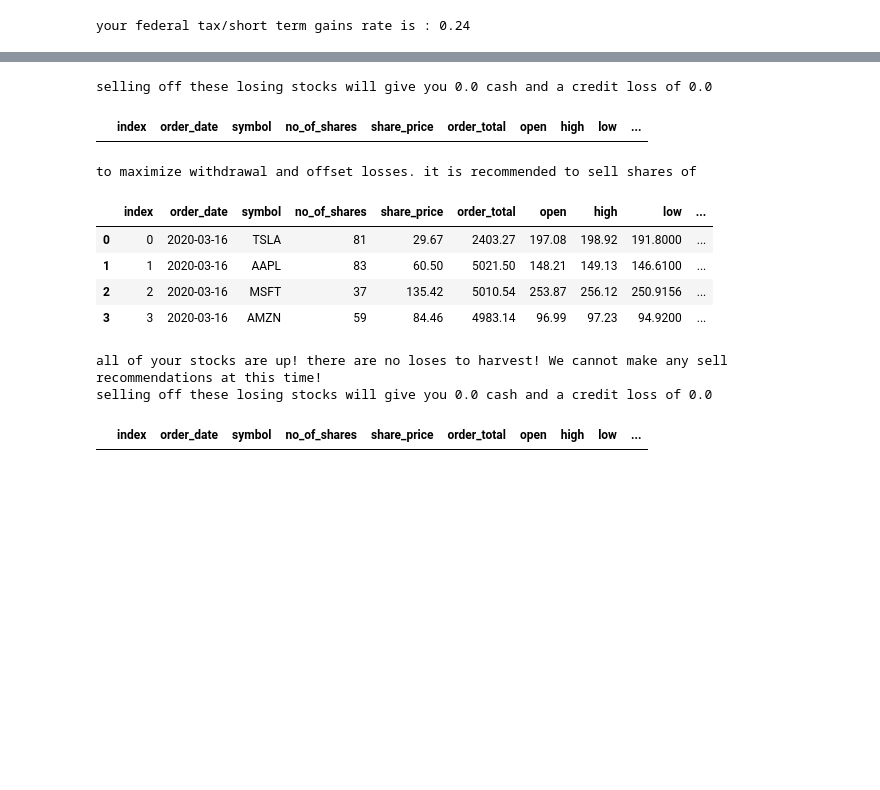
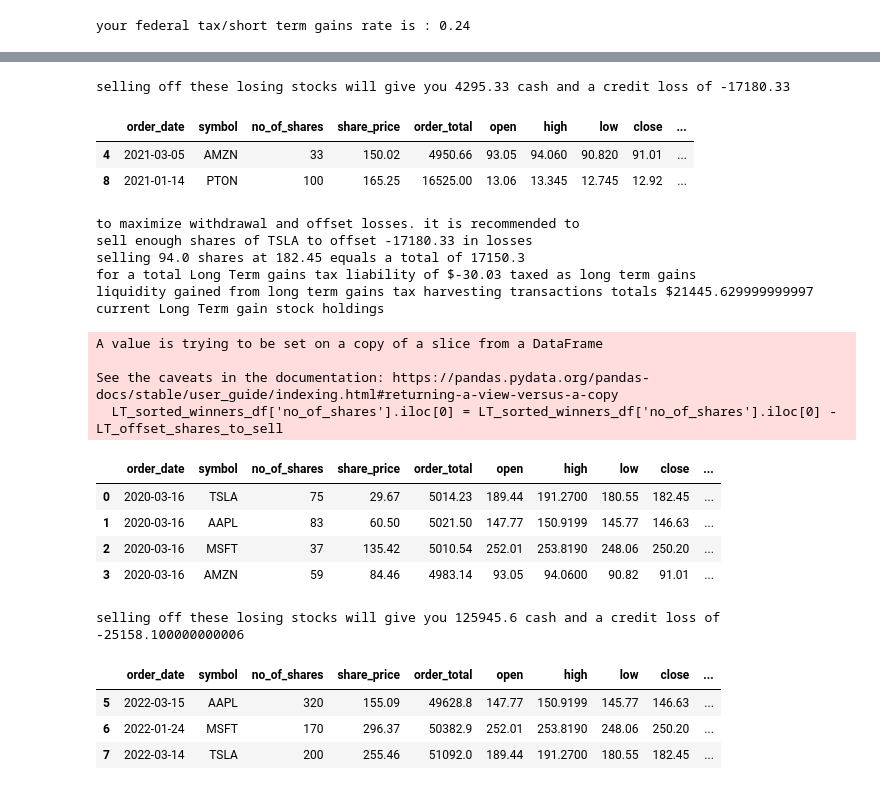
Before and after one commit to scoopcash/group_project_1, a Jupyter notebook: tax_harvest.ipynb, the cells around one changed output, grey strips where cells are left out. Drawn from its saved outputs; the diff is of its cells as text; code cells hidden in the pictures; blank space fills up the shorter version.

Commit message:
final harvest.py

```diff
--- a/tax_harvest.ipynb
+++ b/tax_harvest.ipynb
@@ -67,7 +40,8 @@ alpaca = tradeapi.REST(
 )
 
 # Format current date as ISO format NEED TO AUTO GRAB TODAY'S DATE
-today = pd.Timestamp("2022-12-01", tz='America/New_York').isoformat()
+api_date = input('please enter yesterdays market close date yyyy-mm-dd')
+today = pd.Timestamp(api_date, tz='America/New_York').isoformat()
 
 # Set the tickers
 tickers = portfolio_df['symbol'].unique()
@@ -307,11 +277,11 @@ LT_losers_withdrawal_total = LT_losers_df['current_value'].sum()
 LT_losers_losses_reported = LT_losers_df['PNL'].sum()
 print(f"selling off these losing stocks will give you {LT_losers_withdrawal_total} cash and a credit loss of {LT_losers_losses_reported}")
 display(LT_losers_df)
+
 #long term winners
-print(f"to maximize withdrawal and offset losses. it is recommended to sell shares of")
+print(f"to maximize withdrawal and offset losses. it is recommended to")
 LT_winners_df = LT_portfolio_df.loc[LT_portfolio_df['PNL'] >0]
 LT_sorted_winners_df = LT_winners_df.sort_values(['PNL'], ascending= False).reset_index(drop=True)
-display(LT_sorted_winners_df)
 
 if LT_losers_losses_reported == 0:
    LT_scenario = 0
@@ -325,52 +295,61 @@ else:
    print("losses are much higher than winning stocks right now. sell whatever shares you'd like to net zero losses and profits")
    print(LT_sorted_winners_df)
 
 if LT_scenario == 0:
    print("all of your stocks are up! there are no loses to harvest! We cannot make any sell recommendations at this time!")
 elif LT_scenario == 1:
    LT_winner_stock_to_sell = LT_sorted_winners_df['symbol'].iloc[0]
    print(f"sell enough shares of {LT_winner_stock_to_sell} to offset {LT_losers_losses_reported} in losses")
    LT_offset_shares_to_sell = LT_losers_losses_reported / LT_sorted_winners_df['close'].iloc[0]
    LT_offset_shares_to_sell = round(abs(LT_offset_shares_to_sell),0)
    LT_offset_close_price = LT_sorted_winners_df['close'].iloc[0]
    LT_offset_sell_amount_total = LT_offset_shares_to_sell * LT_offset_close_price
    LT_offset_net_tax_liability = round(LT_offset_sell_amount_total - abs(LT_losers_losses_reported),2)
    LT_cash_in_bank = LT_losers_withdrawal_total + LT_offset_sell_amount_total
-   print(f"selling {LT_offset_shares_to_sell} at {LT_offset_close_price} equals a total of {LT_offset_sell_amount_total}")
+   print(f"selling {LT_offset_shares_to_sell} shares at {LT_offset_close_price} equals a total of {LT_offset_sell_amount_total}")
    print(f"for a total Long Term gains tax liability of ${LT_offset_net_tax_liability} taxed as long term gains")
    print(f"liquidity gained from long term gains tax harvesting transactions totals ${LT_cash_in_bank} ")
-   #LT_sorted_winners_df['remaining_no_of_shares'] = ""
    LT_sorted_winners_df['no_of_shares'].iloc[0] = LT_sorted_winners_df['no_of_shares'].iloc[0] - LT_offset_shares_to_sell
    print("current Long Term gain stock holdings")
    after_harvest_LT_holdings = LT_sorted_winners_df
-
    display(after_harvest_LT_holdings)
 
 
-   # LT_winner_stock_to_sell = LT_sorted_winners_df[0:0]
-   # print(f"sell enough shares of {LT_winner_stock_to_sell} to equal {LT_losers_losses_reported}")
-#LT_winner_stock_to_sell = LT_winners_df.iloc[LT_winners_df['PNL'].max()]
-#display(LT_winner_stock_to_sell)
-#display(LT_winners_df)
+
 #short term losers
 ST_losers_df = ST_portfolio_df.loc[ST_portfolio_df['PNL'] < 0]
 ST_losers_withdrawal_total = ST_losers_df['current_value'].sum()
 ST_losers_losses_reported = ST_losers_df['PNL'].sum()
 print(f"selling off these losing stocks will give you {ST_losers_withdrawal_total} cash and a credit loss of {ST_losers_losses_reported}")
 display(ST_losers_df)
 #short term winners
+ST_winners_df = ST_portfolio_df.loc[ST_portfolio_df['PNL'] >0]
+ST_sorted_winners_df = ST_winners_df.sort_values(['PNL'], ascending= False).reset_index(drop=True)
 # %% [output]
-selling off these losing stocks will give you 0.0 cash and a credit loss of 0.0
+selling off these losing stocks will give you 4295.33 cash and a credit loss of -17180.33
-|  | index | order_date | symbol | no_of_shares | share_price | order_total | open | high | low | ... |
+|  | order_date | symbol | no_of_shares | share_price | order_total | open | high | low | close | ... |
+| 4 | 2021-03-05 | AMZN | 33 | 150.02 | 4950.66 | 93.05 | 94.060 | 90.820 | 91.01 | ... |
+| 8 | 2021-01-14 | PTON | 100 | 165.25 | 16525.00 | 13.06 | 13.345 | 12.745 | 12.92 | ... |
-to maximize withdrawal and offset losses. it is recommended to sell shares of
+to maximize withdrawal and offset losses. it is recommended to
+sell enough shares of TSLA to offset -17180.33 in losses
+selling 94.0 shares at 182.45 equals a total of 17150.3
+for a total Long Term gains tax liability of $-30.03 taxed as long term gains
+liquidity gained from long term gains tax harvesting transactions totals $21445.629999999997
+current Long Term gain stock holdings
+A value is trying to be set on a copy of a slice from a DataFrame
+
+See the caveats in the documentation: https://pandas.pydata.org/pandas-docs/stable/user_guide/indexing.html#returning-a-view-versus-a-copy
+  LT_sorted_winners_df['no_of_shares'].iloc[0] = LT_sorted_winners_df['no_of_shares'].iloc[0] - LT_offset_shares_to_sell
-|  | index | order_date | symbol | no_of_shares | share_price | order_total | open | high | low | ... |
-| 0 | 0 | 2020-03-16 | TSLA | 81 | 29.67 | 2403.27 | 197.08 | 198.92 | 191.8000 | ... |
-| 1 | 1 | 2020-03-16 | AAPL | 83 | 60.50 | 5021.50 | 148.21 | 149.13 | 146.6100 | ... |
-| 2 | 2 | 2020-03-16 | MSFT | 37 | 135.42 | 5010.54 | 253.87 | 256.12 | 250.9156 | ... |
-| 3 | 3 | 2020-03-16 | AMZN | 59 | 84.46 | 4983.14 | 96.99 | 97.23 | 94.9200 | ... |
+|  | order_date | symbol | no_of_shares | share_price | order_total | open | high | low | close | ... |
+| 0 | 2020-03-16 | TSLA | 75 | 29.67 | 5014.23 | 189.44 | 191.2700 | 180.55 | 182.45 | ... |
+| 1 | 2020-03-16 | AAPL | 83 | 60.50 | 5021.50 | 147.77 | 150.9199 | 145.77 | 146.63 | ... |
+| 2 | 2020-03-16 | MSFT | 37 | 135.42 | 5010.54 | 252.01 | 253.8190 | 248.06 | 250.20 | ... |
+| 3 | 2020-03-16 | AMZN | 59 | 84.46 | 4983.14 | 93.05 | 94.0600 | 90.82 | 91.01 | ... |
-all of your stocks are up! there are no loses to harvest! We cannot make any sell recommendations at this time!
-selling off these losing stocks will give you 0.0 cash and a credit loss of 0.0
+selling off these losing stocks will give you 125945.6 cash and a credit loss of -25158.100000000006
-|  | index | order_date | symbol | no_of_shares | share_price | order_total | open | high | low | ... |
+|  | order_date | symbol | no_of_shares | share_price | order_total | open | high | low | close | ... |
+| 5 | 2022-03-15 | AAPL | 320 | 155.09 | 49628.8 | 147.77 | 150.9199 | 145.77 | 146.63 | ... |
+| 6 | 2022-01-24 | MSFT | 170 | 296.37 | 50382.9 | 252.01 | 253.8190 | 248.06 | 250.20 | ... |
+| 7 | 2022-03-14 | TSLA | 200 | 255.46 | 51092.0 | 189.44 | 191.2700 | 180.55 | 182.45 | ... |
 # %%
 
  if LT_scenario != 0:
```
Also changed, not shown: parts of 8 cells of this notebook, 2 other files.
